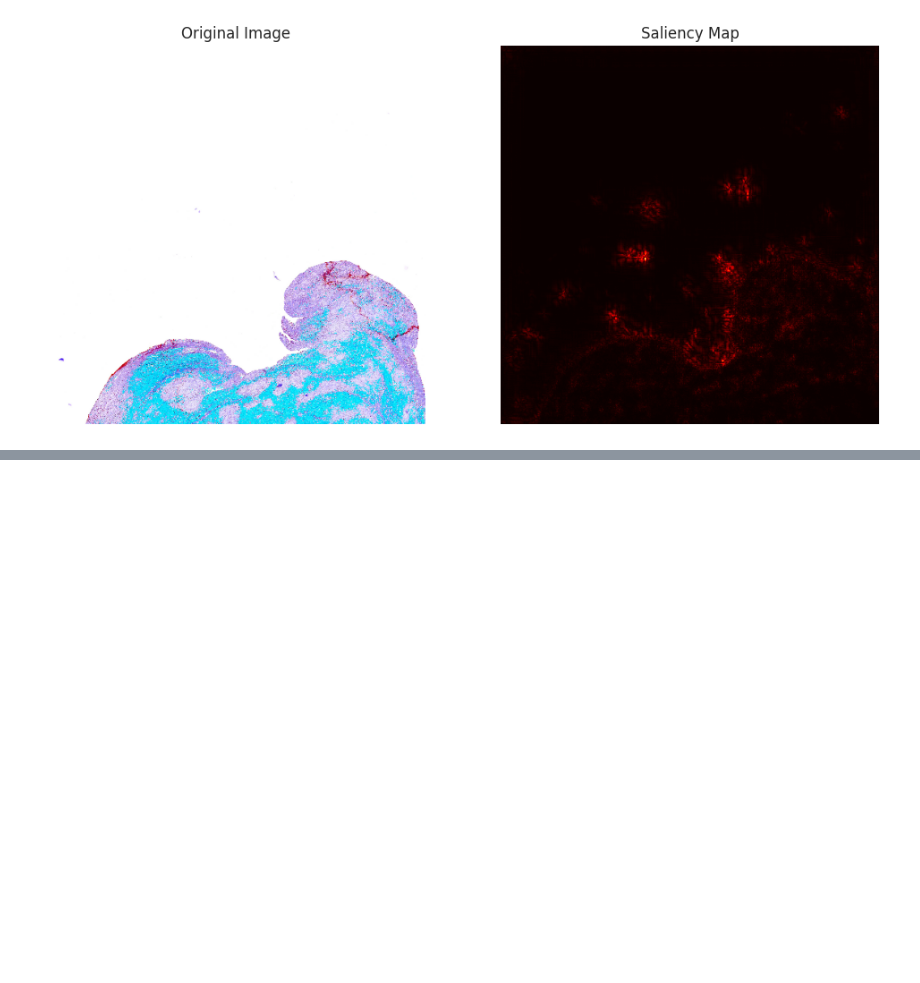
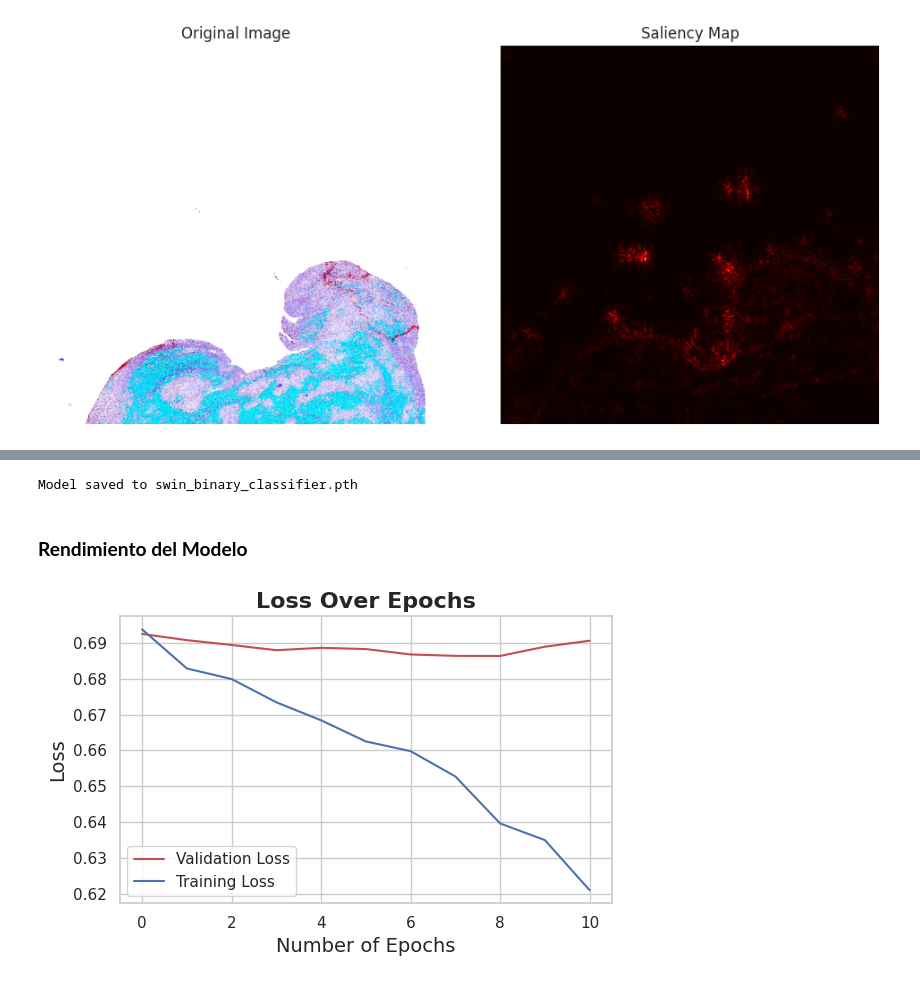
Before and after one commit to Andrea-gt/blood-clots, a Jupyter notebook: mayo-clinic-strip-ai.ipynb, the cells around one changed output, grey strips where cells are left out. Saved outputs shown, nothing was run; the diff lists cells and outputs as text; code cells hidden in the pictures; blank space fills up the shorter version.

```diff
--- a/mayo-clinic-strip-ai.ipynb
+++ b/mayo-clinic-strip-ai.ipynb
@@ -1119,0 +1126,28 @@ for inputs, labels in val_loader:
+# %%
+# Define a new model with a global pooling layer, dropout, and binary classification layer
+class SwinBinaryClassifier(nn.Module):
+    def __init__(self, base_model, num_features, dropout_rate=0.5):
+        super(SwinBinaryClassifier, self).__init__()
+        self.base_model = base_model
+        self.global_pool = nn.AdaptiveAvgPool2d(1)  # Reduce both spatial dimensions to 1x1
+        self.dropout = nn.Dropout(dropout_rate)  # Dropout layer with specified rate
+        self.classifier = nn.Linear(num_features, 1)  # Binary classifier
+
+    def forward(self, x):
+        x = self.base_model.forward_features(x)  # Features before the classification head
+
+        # Flatten spatial dimensions and apply pooling
+        x = x.permute(0, 3, 1, 2)  # Change to [batch_size, 1536, 12, 12]
+        x = self.global_pool(x)  # Apply pooling to reduce to [batch_size, 1536, 1, 1]
+        x = x.view(x.size(0), -1)  # Flatten to [batch_size, 1536]
+
+        # Apply dropout and classification layer
+        x = self.dropout(x)  # Apply dropout before the final layer
+        x = self.classifier(x)  # Final output
+        return x
+
+# Initialize and modify the Swin model
+model = timm.create_model('swin_large_patch4_window12_384', pretrained=True)
+num_features = model.head.in_features  # Retrieve in_features before replacing head
+model.head = nn.Identity()  # Remove the classification head
+model = SwinBinaryClassifier(model, num_features, dropout_rate=0.5).to(device)  # Set dropout rate
@@ -1119,0 +1235,26 @@ for inputs, labels in val_loader:
+# %%
+# Save the model state dictionary
+model_save_path = "swin_binary_classifier.pth"  # Path to save the model
+torch.save(model.state_dict(), model_save_path)
+print(f"Model saved to {model_save_path}")
+# %% [output]
+Model saved to swin_binary_classifier.pth
+# %% [markdown]
+### **Rendimiento del Modelo**
+# %%
+plt.figure(figsize=(6, 4))
+# Plot train and validation loss with a color palette
+sns.lineplot(x=range(len(all_val_losses)), y=all_val_losses, color='r', label="Validation Loss")
+sns.lineplot(x=range(len(all_train_losses)), y=all_train_losses, color='b', label="Training Loss")
+# Add titles and labels with improved styling
+plt.title("Loss Over Epochs", fontsize=16, weight='bold')
+plt.xlabel("Number of Epochs", fontsize=14)
+plt.ylabel("Loss", fontsize=14)
+# Add gridlines and legend
+plt.grid(True)
+plt.legend()
+# Show the plot
+plt.tight_layout()
+plt.show()
+# %% [output]
+[figure, added]
```
Also changed, not shown: parts of 34 cells of this notebook.
